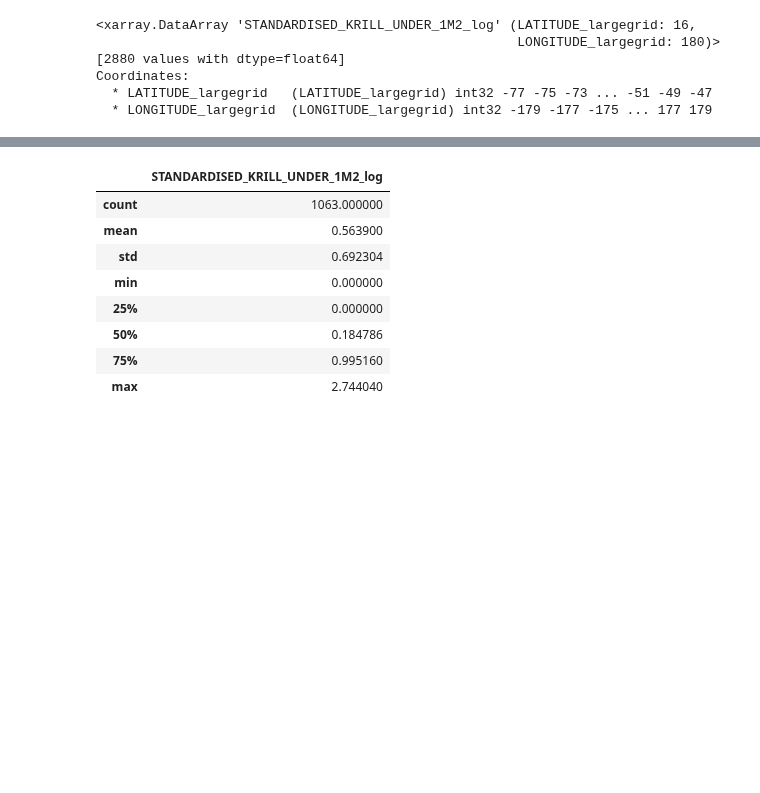
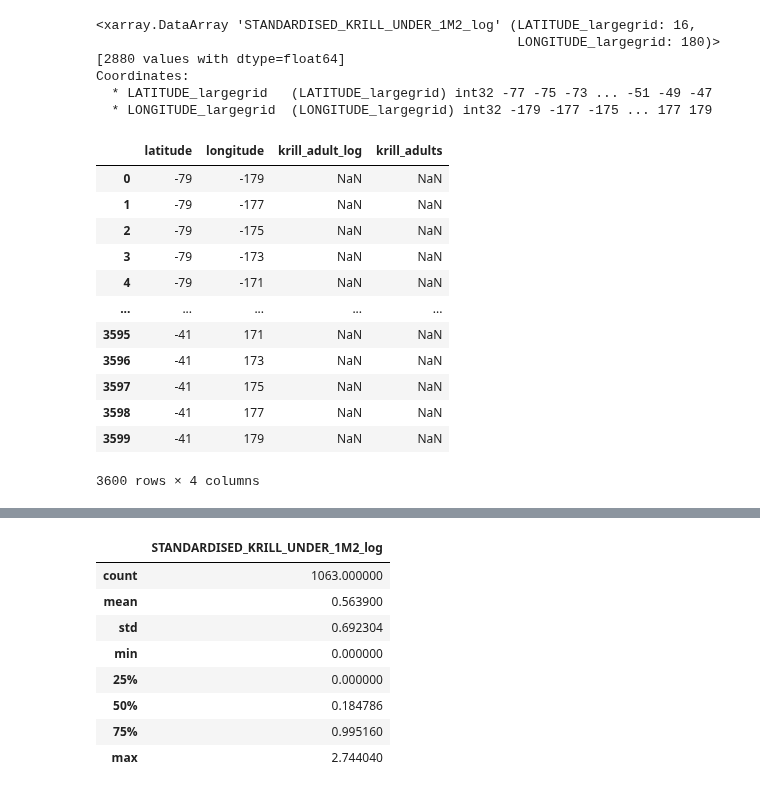
Before and after one commit to AnaelleDurfort/Key_Areas_krill_carbon_sequestration, a Jupyter notebook: 1_Data_exploration.ipynb, the cells around one changed output, grey strips where cells are left out. Drawn from its saved outputs; the diff is of its cells as text; code cells hidden in the pictures; blank space fills up the shorter version.

```diff
--- a/1_Data_exploration.ipynb
+++ b/1_Data_exploration.ipynb
@@ -55,6 +57,22 @@ krill_pop = krill_pop.to_dataframe().reset_index().drop(['time'], axis =1) # 360
 krill_pop_krillbase = krill_pop_krillbase.to_dataframe().reset_index()
 mean_time_seq = mean_time_seq.to_dataframe().reset_index().drop(['variable'], axis =1) # 3240 rows × 3 columns
 catch = catch.to_dataframe().reset_index() # 1800 rows × 3 columns
+# %%
+krill_pop
+# %% [output]
+|  | latitude | longitude | krill_adult_log | krill_adults |
+| 0 | -79 | -179 | NaN | NaN |
+| 1 | -79 | -177 | NaN | NaN |
+| 2 | -79 | -175 | NaN | NaN |
+| 3 | -79 | -173 | NaN | NaN |
+| 4 | -79 | -171 | NaN | NaN |
+| ... | ... | ... | ... | ... |
+| 3595 | -41 | 171 | NaN | NaN |
+| 3596 | -41 | 173 | NaN | NaN |
+| 3597 | -41 | 175 | NaN | NaN |
+| 3598 | -41 | 177 | NaN | NaN |
+| 3599 | -41 | 179 | NaN | NaN |
+3600 rows × 4 columns
 # %%
 # checks for krill pop
 krill_pop = krill_pop.dropna()[krill_pop['krill_adult_log'] != 0]
```
Also changed, not shown: parts of 7 cells of this notebook, 3 other files.
